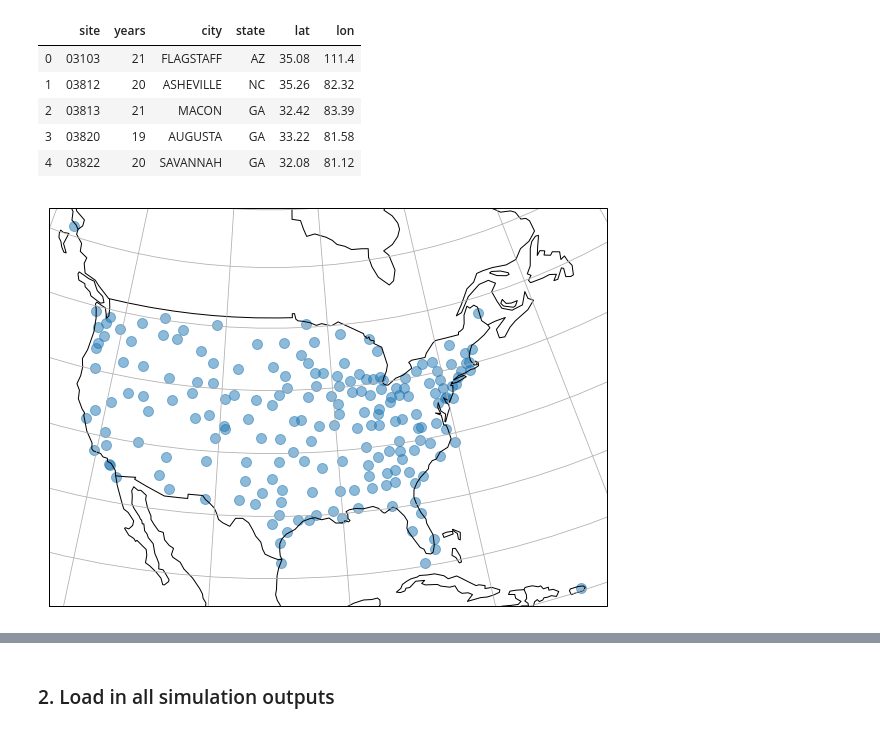
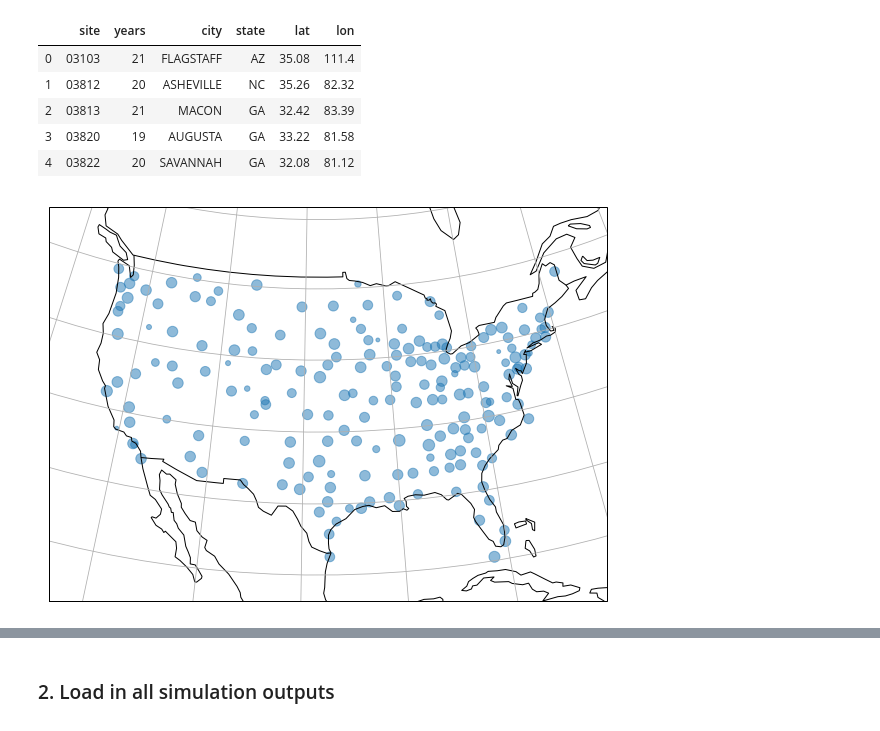
Before and after one commit to jennhsiao/upscale, a Jupyter notebook: notebooks/sim_process.ipynb, the cells around one changed output, grey strips where cells are left out. Drawn from its saved outputs; the diff is of its cells as text; code cells hidden in the pictures.

Commit message:
making maps of yield over years

```diff
--- a/notebooks/sim_process.ipynb
+++ b/notebooks/sim_process.ipynb
@@ -64,6 +27,3 @@ df_siteyears.head()
 | 2 | 03813 | 21 | MACON | GA | 32.42 | 83.39 |
 | 3 | 03820 | 19 | AUGUSTA | GA | 33.22 | 81.58 |
 | 4 | 03822 | 20 | SAVANNAH | GA | 32.08 | 81.12 |
-# %%
-df_siteyears.lat = pd.to_numeric(df_siteyears.lat)
-df_siteyears.lon = pd.to_numeric(df_siteyears.lon)
@@ -74,13 +30,14 @@ test = df_siteyears[(df_siteyears.lat>18) & (df_siteyears.lat<56) &
 # %%
+# plotting out sites, and showing years as circle size
+extent = [-123, -72, 19, 53]
 fig = plt.figure(figsize=(10,10))
 ax = plt.axes(projection=ccrs.AlbersEqualArea(central_latitude=39.5, central_longitude=-98.35))
-ax.scatter(test.lon.astype(float)*-1, test.lat.astype(float),
-           transform=ccrs.PlateCarree(), s=100, alpha= 0.5)
-
+ax.scatter(df_siteyears.lon.astype(float)*-1, df_siteyears.lat.astype(float),
+           transform=ccrs.PlateCarree(), s=df_siteyears.years.astype(float)*5, alpha=0.5)
+ax.set_extent(extent)
 ax.add_feature(cfeature.COASTLINE)
 ax.add_feature(cfeature.BORDERS)
 ax.gridlines()
-
 plt.show()
 # %% [output]
-[figure, old version]
+[figure, new version]
```
Also changed, not shown: parts of 20 cells of this notebook.
